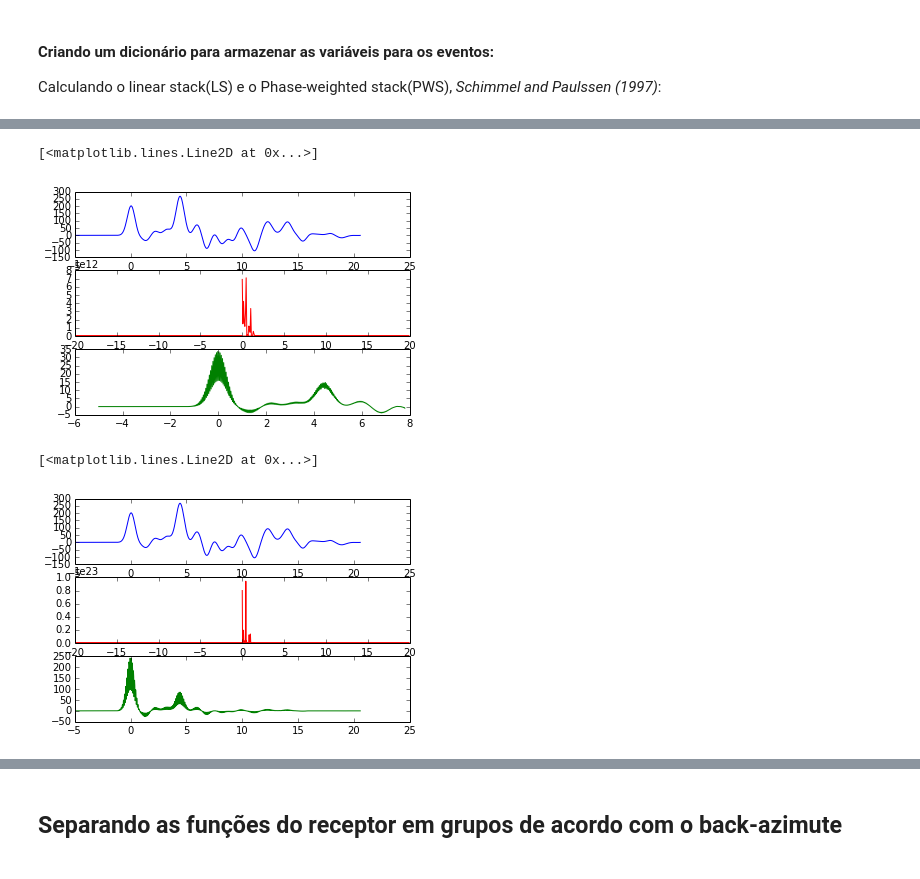
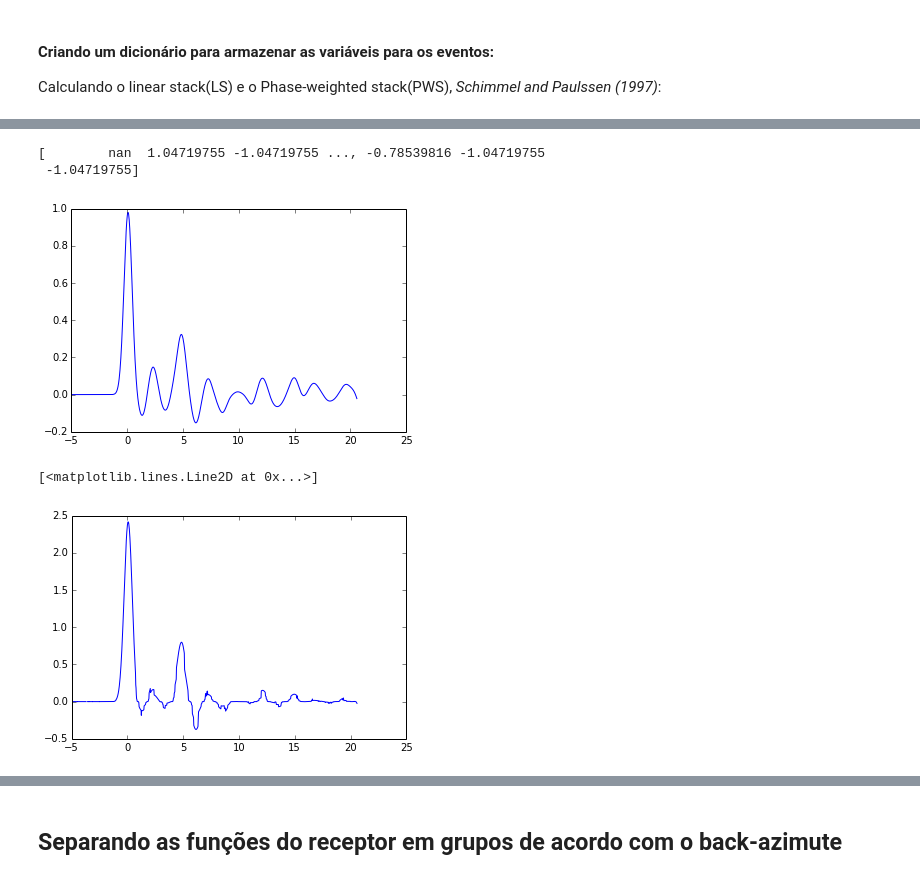
Before and after one commit to dIOGOLOC/projeto_mestrado, a Jupyter notebook: plotagem_funcao_receptor.ipynb, the cells around one changed output, grey strips where cells are left out. Saved outputs shown, nothing was run; the diff lists cells and outputs as text; code cells hidden in the pictures.

Commit message:
Terminando a implementação do PWS. Agora está certo pois estou utilizando a fase para o stack. Mas ainda falta implementar a automatização.

```diff
--- a/plotagem_funcao_receptor.ipynb
+++ b/plotagem_funcao_receptor.ipynb
@@ -6,7 +6,7 @@ Módulos como glob, os e shutil são utilizados em algumas rotinas de busca e co
 # %% [markdown]
 <h3>Escolha da estação para plotar das funções do Receptor</h3>
 # %%
-STA = 'STA01'
+STA = 'STA08'
 # %% [markdown]
 <h3>Procurando as funções do Receptor nas pastas das estações:</h3>
 # %%
@@ -98,7 +99,7 @@ dados=np.genfromtxt('/home/diogo/projeto/process_antigo/' + STA + '/hkstack/tPs_
 Calculando o linear stack(LS) e o Phase-weighted stack(PWS), <i> Schimmel and Paulssen (1997)</i>:
 # %%
 STdados = {'stR':[],'dataR':[],'stT':[],'dataT':[],'time':[],'orglist':[],'gcarc': [],'BAZ':[],'RP':[],
-           'ampli_min':[],'ampli_max':[],'tPpPs':[],'tPsPs':[],'LS':[],'PWS':[],'stack_time':[],'data1024':[]}
+           'ampli_min':[],'ampli_max':[],'tPpPs':[],'tPsPs':[],'data1024':[],'phase':[],'phase_stack':[],'LS':[],'PWS':[],'stack_time':[]}
 # %%
 STdados['stR'] = obspy.read('ON*0.sac')
 STdados['stR'].normalize()
@@ -117,9 +118,11 @@ STdados['tPsPs'] = np.array(dados[:,3])
 STdados['stack_time'] = np.resize(STdados['timeR'][0],(1024))
 for k,i in enumerate(STdados['dataR']):
             STdados['data1024'].append(np.resize(i,(1024)))
-STdados['LS'] = (np.array(STdados['data1024']).sum(axis=0)/len(STdados['stR']))
-#for k,i in enumerate(STdados['LS']):
-#    STdados['PWS'] = STdados['LS']*
+STdados['LS'] = (np.array(STdados['data1024']).sum(axis=0)/len(STdados['data1024']))
+STdados['phase'] = np.array([(fftpack.dct(i)) for i in STdados['data1024']])
+STdados['phase'] = phase=np.array([np.arctan(np.real(i)/np.imag(i)) for i in STdados['data1024']])
+STdados['phase_stack'] = np.array((STdados['phase']).sum(axis=0)/len(STdados['phase']))
+STdados['PWS']= STdados['LS']*(np.power(STdados['phase_stack'],2))
 for i in xrange(len(STdados['stT'])):
     STdados['ampli_min'].append(min(STdados['dataR'][i]))
 for i in xrange(len(STdados['stT'])):
@@ -147,10 +129,0 @@ PWS_time = STdados['stack_time'][0:N]
-# %%
-plt.subplot(311)
-plt.plot(STdados['stack_time']-5,c,'-b')
-plt.subplot(312)
-plt.plot(xf,abs(np.power(b,power)), '-r')
-plt.subplot(313)
-plt.plot(PWS_time-5,PWS,'-g')
-# %% [output]
-[<matplotlib.lines.Line2D at 0x...>]
-[figure, removed]
@@ -166,10 +129,0 @@ PWS_time = STdados['stack_time'][0:N]
-# %%
-plt.subplot(311)
-plt.plot(STdados['stack_time']-5,c,'-b')
-plt.subplot(312)
-plt.plot(xf,abs(np.power(b,power)), '-r')
-plt.subplot(313)
-plt.plot(PWS_time-5,PWS,'-g')
-# %% [output]
-[<matplotlib.lines.Line2D at 0x...>]
-[figure, removed]
@@ -184,0 +130,13 @@ PWS_time = STdados['stack_time'][0:N]
+# %%
+print(STdados['phase_stack'])
+# %% [output]
+[        nan  1.04719755 -1.04719755 ..., -0.78539816 -1.04719755
+ -1.04719755]
+# %%
+plt.plot(STdados['stack_time']-5,STdados['LS'],'-b')
+plt.show()
+plt.plot(STdados['stack_time']-5,STdados['PWS'],'-b')
+# %% [output]
+[figure, added]
+[<matplotlib.lines.Line2D at 0x...>]
+[figure, added]
```
Also changed, not shown: parts of 13 cells of this notebook.
